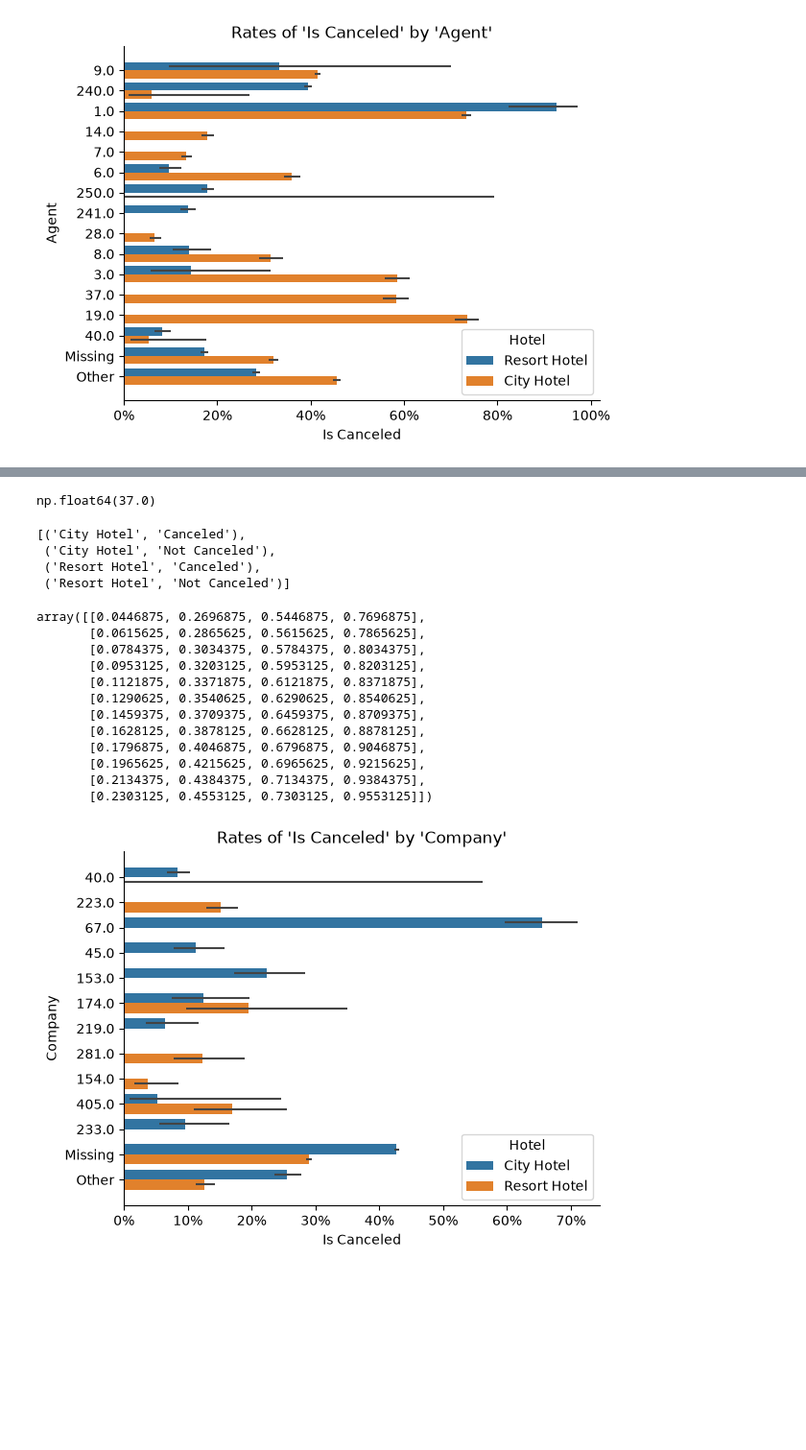
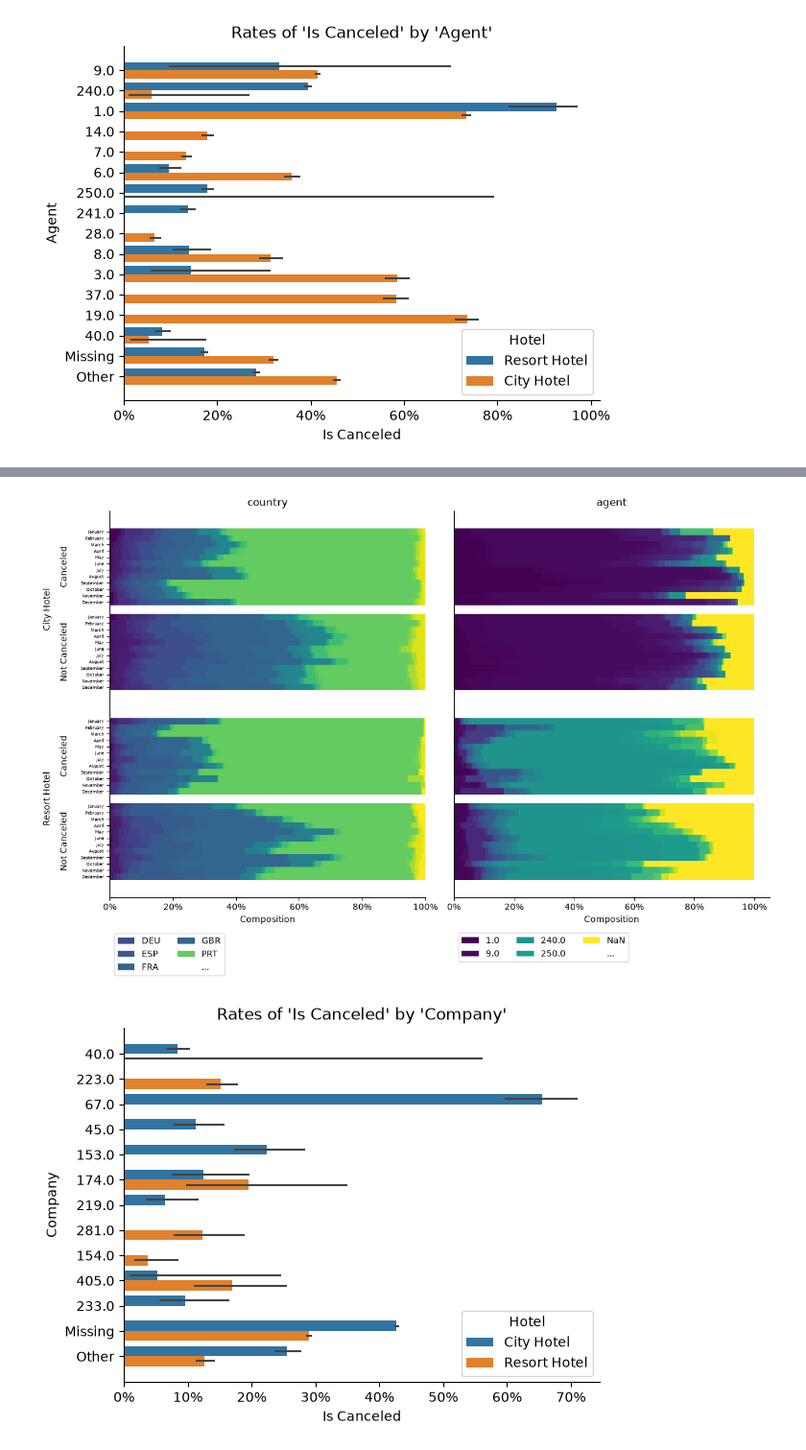
Before and after one commit to mcuzzii/hotel-booking-cancellations, a Jupyter notebook: notebooks/hotel.ipynb, the cells around one changed output, grey strips where cells are left out. Shown at 96% size. Cells and saved outputs as stored; diff of their text form; code cells hidden in the pictures; blank space fills up the shorter version.

Commit message:
feat: added grouped stacked bars

```diff
--- a/notebooks/hotel.ipynb
+++ b/notebooks/hotel.ipynb
@@ -394,29 +233,19 @@ fig.show()
-# %%
-ylabel_width
-# %% [output]
-np.float64(37.0)
-# %%
-y_indices
-# %% [output]
-[('City Hotel', 'Canceled'),
- ('City Hotel', 'Not Canceled'),
- ('Resort Hotel', 'Canceled'),
- ('Resort Hotel', 'Not Canceled')]
-# %%
-month_ticks
-# %% [output]
-array([[0.0446875, 0.2696875, 0.5446875, 0.7696875],
-       [0.0615625, 0.2865625, 0.5615625, 0.7865625],
-       [0.0784375, 0.3034375, 0.5784375, 0.8034375],
-       [0.0953125, 0.3203125, 0.5953125, 0.8203125],
-       [0.1121875, 0.3371875, 0.6121875, 0.8371875],
-       [0.1290625, 0.3540625, 0.6290625, 0.8540625],
-       [0.1459375, 0.3709375, 0.6459375, 0.8709375],
-       [0.1628125, 0.3878125, 0.6628125, 0.8878125],
-       [0.1796875, 0.4046875, 0.6796875, 0.9046875],
-       [0.1965625, 0.4215625, 0.6965625, 0.9215625],
-       [0.2134375, 0.4384375, 0.7134375, 0.9384375],
-       [0.2303125, 0.4553125, 0.7303125, 0.9553125]])
+# %%
+import calendar
+import numpy as np
+
+grouped_stacked_barplot(
+    df.assign(
+        is_canceled=np.where(df['is_canceled'], 'Canceled', 'Not Canceled')
+    ),
+    groups_name='hotel',
+    subgroups_name='is_canceled',
+    stacks_name='arrival_date_month',
+    stacks_ordering=calendar.month_name[1:13],
+    hues_vars=['country', 'agent']
+)
+# %% [output]
+[figure, added]
 # %%
 companies = df['company'].value_counts()
 frequent_companies = companies[companies > 100].index.tolist()
```
Also changed, not shown: parts of 11 cells of this notebook, 1 other file.
